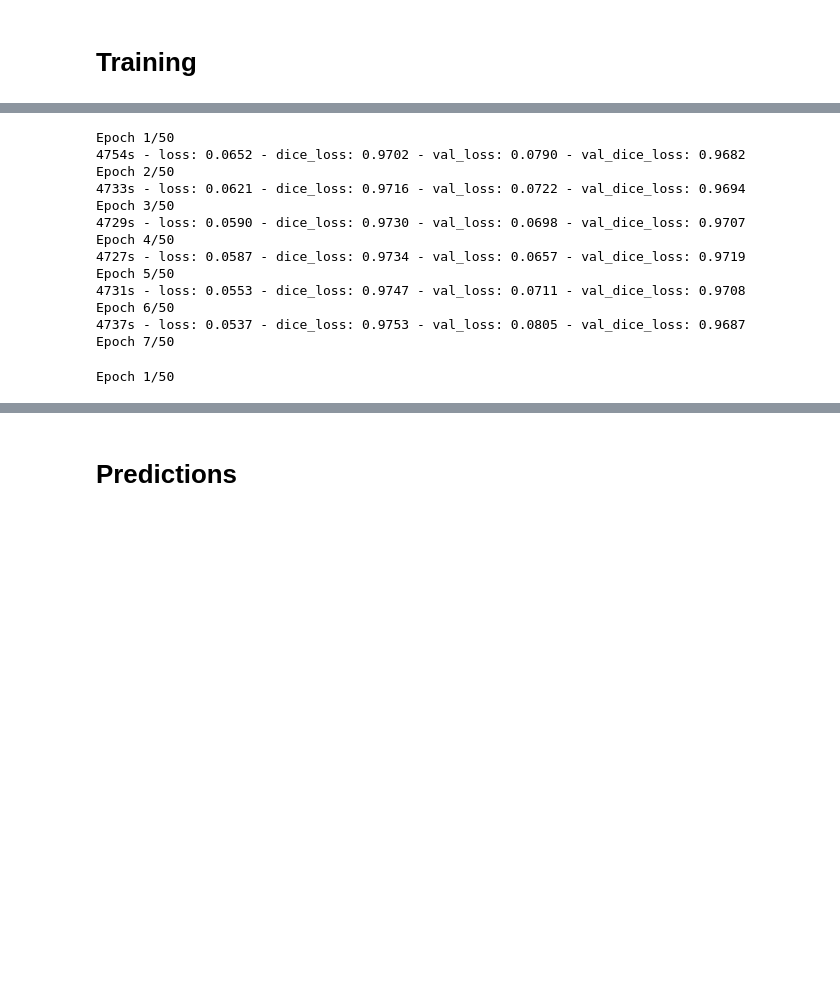
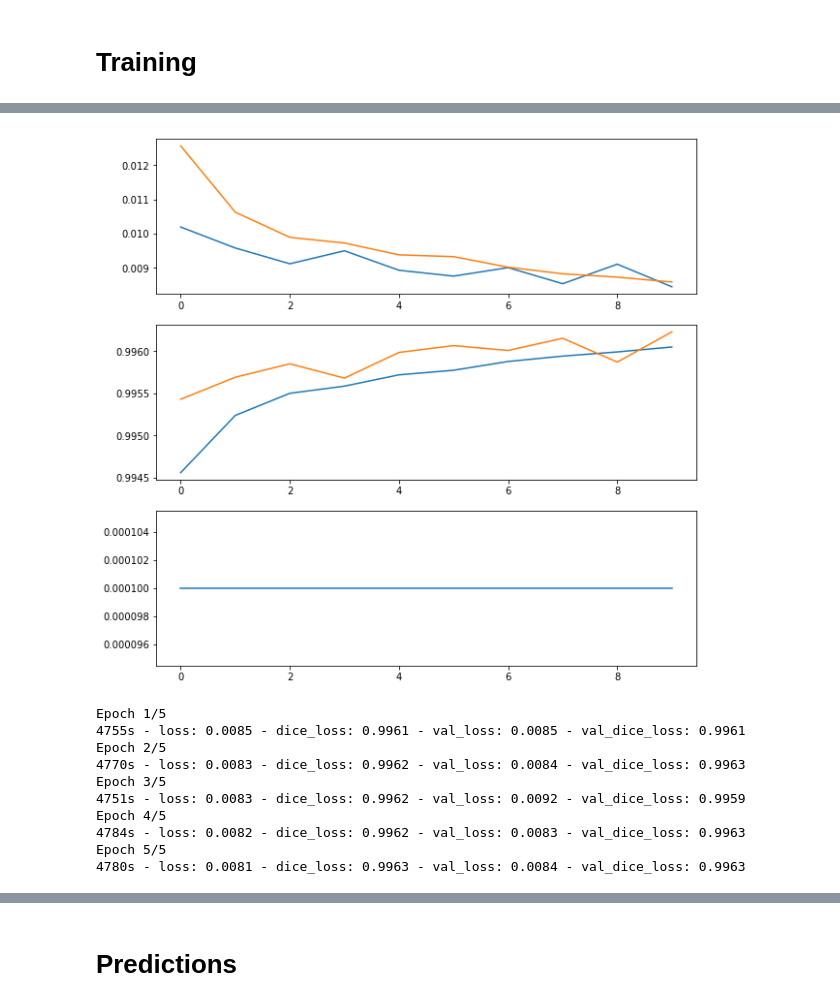
Before and after one commit to sainathadapa/kaggle-carvana-image-masking-challenge, a Jupyter notebook: 07-fullres-model.ipynb, the cells around one changed output, grey strips where cells are left out. Cells and saved outputs as stored; diff of their text form; code cells hidden in the pictures; blank space fills up the shorter version.

Commit message:
full res model complete

```diff
--- a/07-fullres-model.ipynb
+++ b/07-fullres-model.ipynb
@@ -286,6 +286,8 @@ def valid_generator(val_batch_size):
 # %%
 train_batch_size = 3
 val_batch_size   = 8
+# %%
+max_epochs = 10
 # %%
 callbacks = [EarlyStopping(monitor='val_dice_loss',
                            patience=8,
@@ -325,5 +349,18 @@ KeyboardInterrupt:
+# %%
+plt.figure(figsize=(10, 10))
+plt.subplot(3,1,1)
+plt.plot(range(10), history.history['loss'],
+         range(10), history.history['val_loss'])
+plt.subplot(3,1,2)
+plt.plot(range(10), history.history['dice_loss'],
+         range(10), history.history['val_dice_loss'])
+plt.subplot(3,1,3)
+plt.plot(range(10), history.history['lr']);
+# %% [output]
+[figure, added]
 # %%
-model.load_weights('./weights/best_weights_fullres.hdf5')
+max_epochs = 5
+
 callbacks = [EarlyStopping(monitor='val_dice_loss',
                            patience=8,
                            verbose=1,
@@ -349,44 +386,13 @@ history = model.fit_generator(generator=train_generator(train_batch_size),
                     validation_data=valid_generator(val_batch_size),
                     validation_steps=np.ceil(float(len(ids_valid_split)) / float(val_batch_size)))
 # %% [output]
-Epoch 1/50
-4754s - loss: 0.0652 - dice_loss: 0.9702 - val_loss: 0.0790 - val_dice_loss: 0.9682
-Epoch 2/50
-4733s - loss: 0.0621 - dice_loss: 0.9716 - val_loss: 0.0722 - val_dice_loss: 0.9694
-Epoch 3/50
-4729s - loss: 0.0590 - dice_loss: 0.9730 - val_loss: 0.0698 - val_dice_loss: 0.9707
-Epoch 4/50
-4727s - loss: 0.0587 - dice_loss: 0.9734 - val_loss: 0.0657 - val_dice_loss: 0.9719
-Epoch 5/50
-4731s - loss: 0.0553 - dice_loss: 0.9747 - val_loss: 0.0711 - val_dice_loss: 0.9708
-Epoch 6/50
-4737s - loss: 0.0537 - dice_loss: 0.9753 - val_loss: 0.0805 - val_dice_loss: 0.9687
-Epoch 7/50
+Epoch 1/5
+4755s - loss: 0.0085 - dice_loss: 0.9961 - val_loss: 0.0085 - val_dice_loss: 0.9961
+Epoch 2/5
+4770s - loss: 0.0083 - dice_loss: 0.9962 - val_loss: 0.0084 - val_dice_loss: 0.9963
+Epoch 3/5
+4751s - loss: 0.0083 - dice_loss: 0.9962 - val_loss: 0.0092 - val_dice_loss: 0.9959
+Epoch 4/5
+4784s - loss: 0.0082 - dice_loss: 0.9962 - val_loss: 0.0083 - val_dice_loss: 0.9963
+Epoch 5/5
+4780s - loss: 0.0081 - dice_loss: 0.9963 - val_loss: 0.0084 - val_dice_loss: 0.9963
-# %%
-model.load_weights('./weights/best_weights_fullres2.hdf5')
-callbacks = [EarlyStopping(monitor='val_dice_loss',
-                           patience=8,
-                           verbose=1,
-                           min_delta=1e-4,
-                           mode='max'),
-             ReduceLROnPlateau(monitor='val_dice_loss',
-                               factor=0.1,
-                               patience=4,
-                               verbose=1,
-                               epsilon=1e-4,
-                               mode='max'),
-             ModelCheckpoint(monitor='val_dice_loss',
-                             filepath='weights/best_weights_fullres3.hdf5',
-                             save_best_only=True,
-                             save_weights_only=True,
-                             mode='max')]
-
-history = model.fit_generator(generator=train_generator(train_batch_size),
-                    steps_per_epoch=np.ceil(float(len(ids_train_split)) / float(train_batch_size)),
-                    epochs=max_epochs,
-                    verbose=2,
-                    callbacks=callbacks,
-                    validation_data=valid_generator(val_batch_size),
-                    validation_steps=np.ceil(float(len(ids_valid_split)) / float(val_batch_size)))
-# %% [output]
-Epoch 1/50
```
Also changed, not shown: parts of 11 cells of this notebook, 1 other file.
